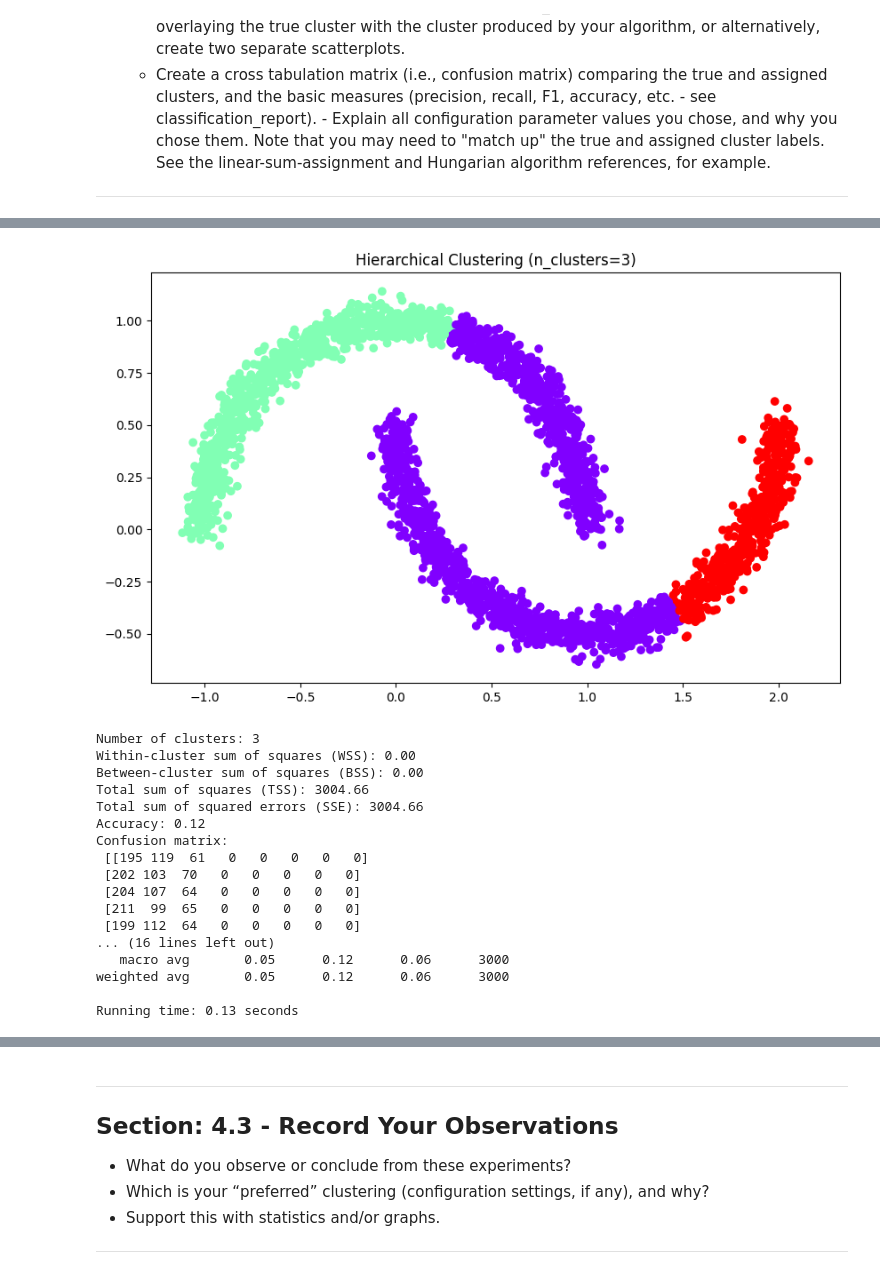
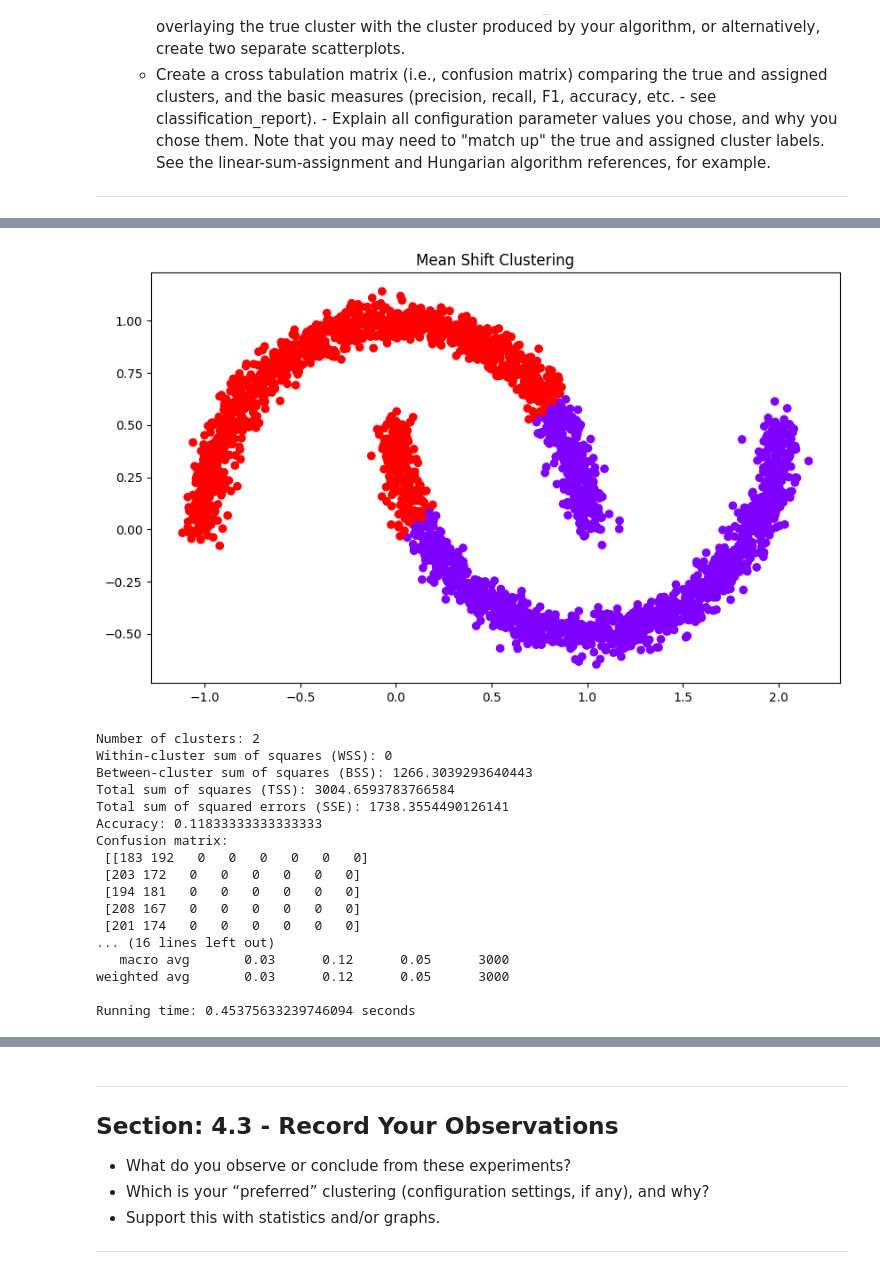
Before and after one commit to zhourichard19/CSE5243, a Jupyter notebook: Homework4/CSE5243_Clustering_HW_Template_V6.ipynb, the cells around one changed output, grey strips where cells are left out. Saved outputs shown, nothing was run; the diff lists cells and outputs as text; code cells hidden in the pictures.

```diff
--- a/Homework4/CSE5243_Clustering_HW_Template_V6.ipynb
+++ b/Homework4/CSE5243_Clustering_HW_Template_V6.ipynb
@@ -631,21 +658,21 @@ Note that you may need to "match up" the true and assigned cluster labels.  See
 # %%
-evaluate_Hierarchical_clustering(X, true_y, 3)
+evaluate_MeanShift_clustering(X, true_y)
 # %% [output]
-[figure, old version]
+[figure, new version]
-Number of clusters: 3
-Within-cluster sum of squares (WSS): 0.00
-Between-cluster sum of squares (BSS): 0.00
-Total sum of squares (TSS): 3004.66
-Total sum of squared errors (SSE): 3004.66
-Accuracy: 0.12
+Number of clusters: 2
+Within-cluster sum of squares (WSS): 0
+Between-cluster sum of squares (BSS): 1266.3039293640443
+Total sum of squares (TSS): 3004.6593783766584
+Total sum of squared errors (SSE): 1738.3554490126141
+Accuracy: 0.11833333333333333
 Confusion matrix:
- [[195 119  61   0   0   0   0   0]
- [202 103  70   0   0   0   0   0]
- [204 107  64   0   0   0   0   0]
- [211  99  65   0   0   0   0   0]
- [199 112  64   0   0   0   0   0]
+ [[183 192   0   0   0   0   0   0]
+ [203 172   0   0   0   0   0   0]
+ [194 181   0   0   0   0   0   0]
+ [208 167   0   0   0   0   0   0]
+ [201 174   0   0   0   0   0   0]
 ... (16 lines left out)
-   macro avg       0.05      0.12      0.06      3000
-weighted avg       0.05      0.12      0.06      3000
+   macro avg       0.03      0.12      0.05      3000
+weighted avg       0.03      0.12      0.05      3000
 
-Running time: 0.13 seconds
+Running time: 0.45375633239746094 seconds
```
Also changed, not shown: parts of 52 cells of this notebook.
